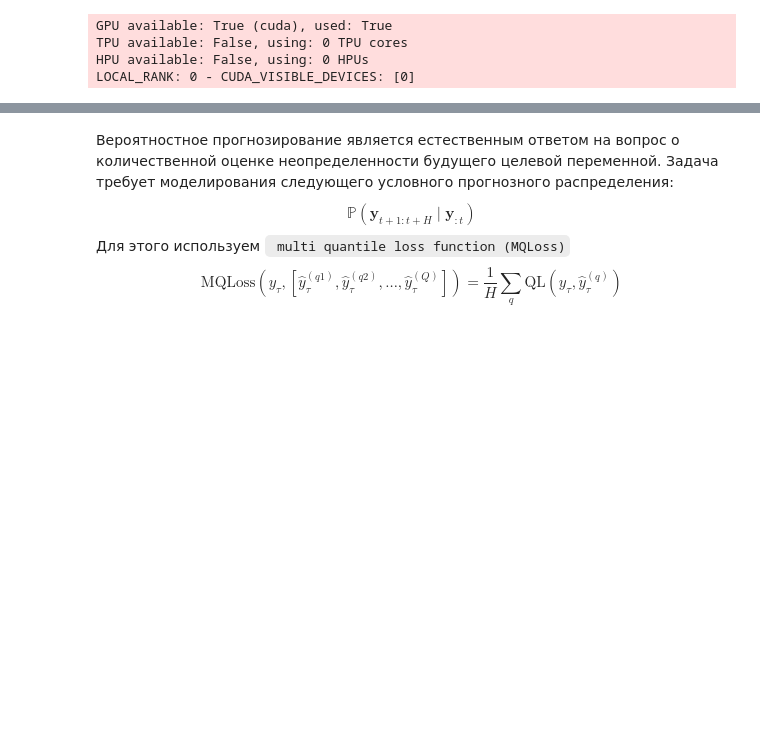
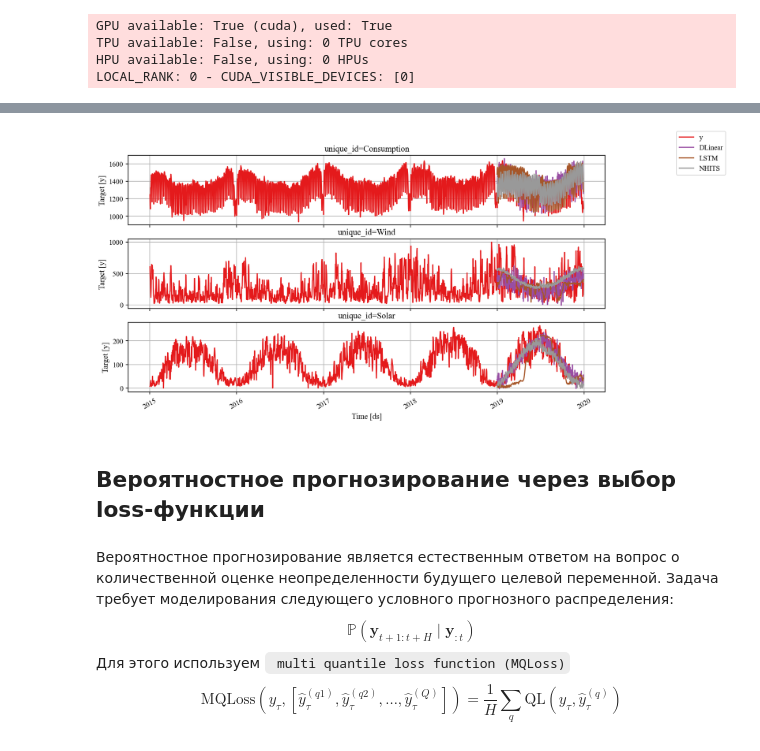
Before and after one commit to MVRonkin/TimeSeriesCourse, a Jupyter notebook: 2026/WS/08 - предсказание значений ВР с DL.ipynb, the cells around one changed output, grey strips where cells are left out. Cells and saved outputs as stored; diff of their text form; code cells hidden in the pictures; blank space fills up the shorter version.

```diff
--- a/2026/WS/08 - предсказание значений ВР с DL.ipynb
+++ b/2026/WS/08 - предсказание значений ВР с DL.ipynb
@@ -504,0 +473,11 @@ plt.legend()
+# %%
+n_steps = (test_size)//horizon
+
+forecasts_df = nf.cross_validation(
+        df=panel_df,
+        val_size = val_size,
+        step_size= horizon,
+        test_size= test_size,
+        n_windows=None,
+        refit = False
+    ).drop(columns = ['cutoff'])
@@ -504,0 +561,7 @@ plt.legend()
+# %%
+# plot_series_v2(df_train_val,forecasts_df = forecasts_df)
+evaluate_and_plot(df_train_val,
+                  df_test,
+                  forecasts_or_eval = forecasts_df,
+                  metrics = metrics)
+# %% [output]
@@ -504,0 +575 @@ plt.legend()
+[figure, added]
@@ -505,3 +601,5 @@ plt.legend()
+# %% [markdown]
+## Вероятностное прогнозирование через выбор loss-функции
 # %% [markdown]
 Вероятностное прогнозирование является естественным ответом на вопрос о количественной оценке неопределенности будущего целевой переменной. Задача требует моделирования следующего условного прогнозного распределения:
 $$\mathbb{P}(\mathbf{y}_{t+1:t+H} \;|\; \mathbf{y}_{:t})$$
```
Also changed, not shown: parts of 21 cells of this notebook, 3 other files.
